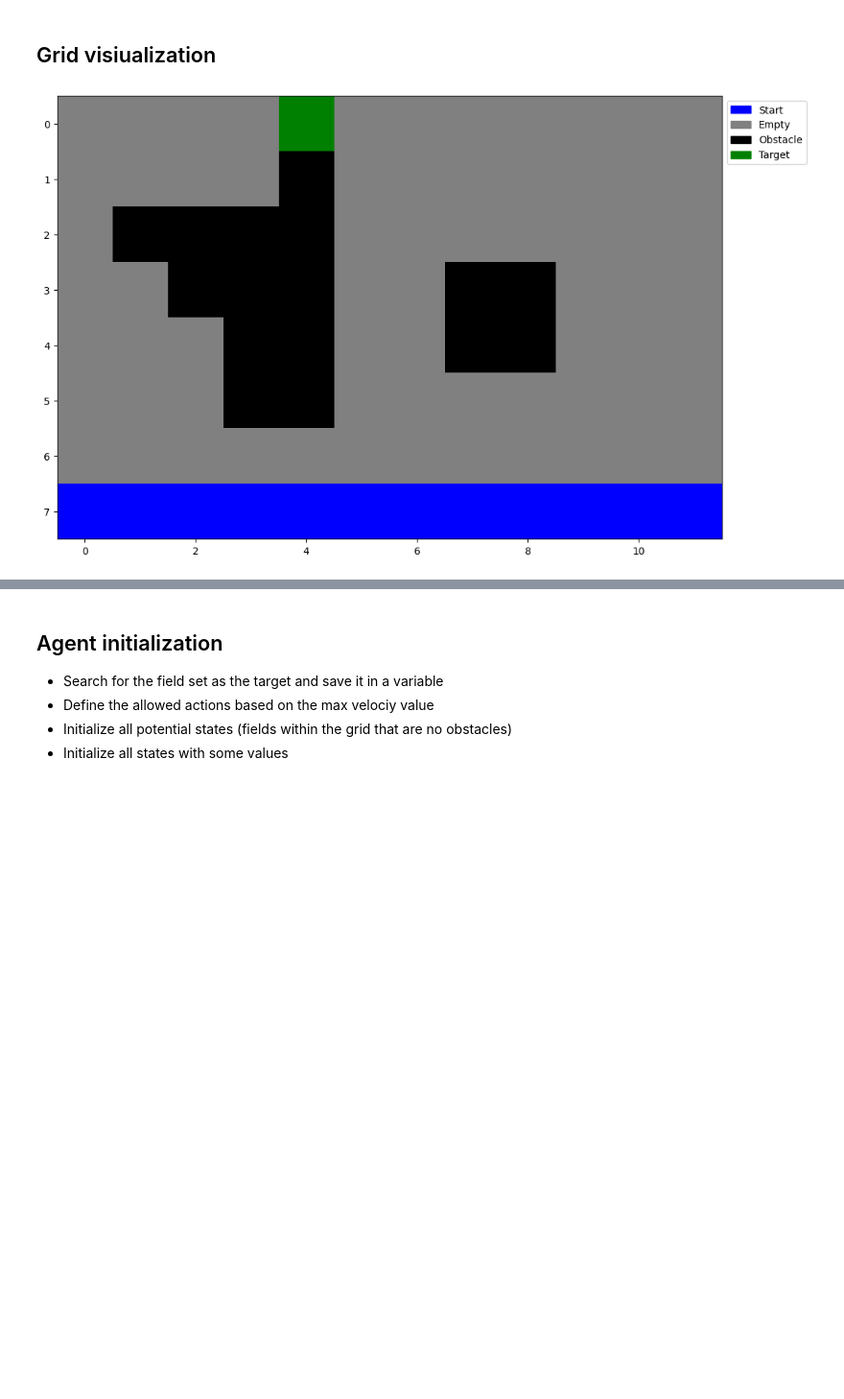
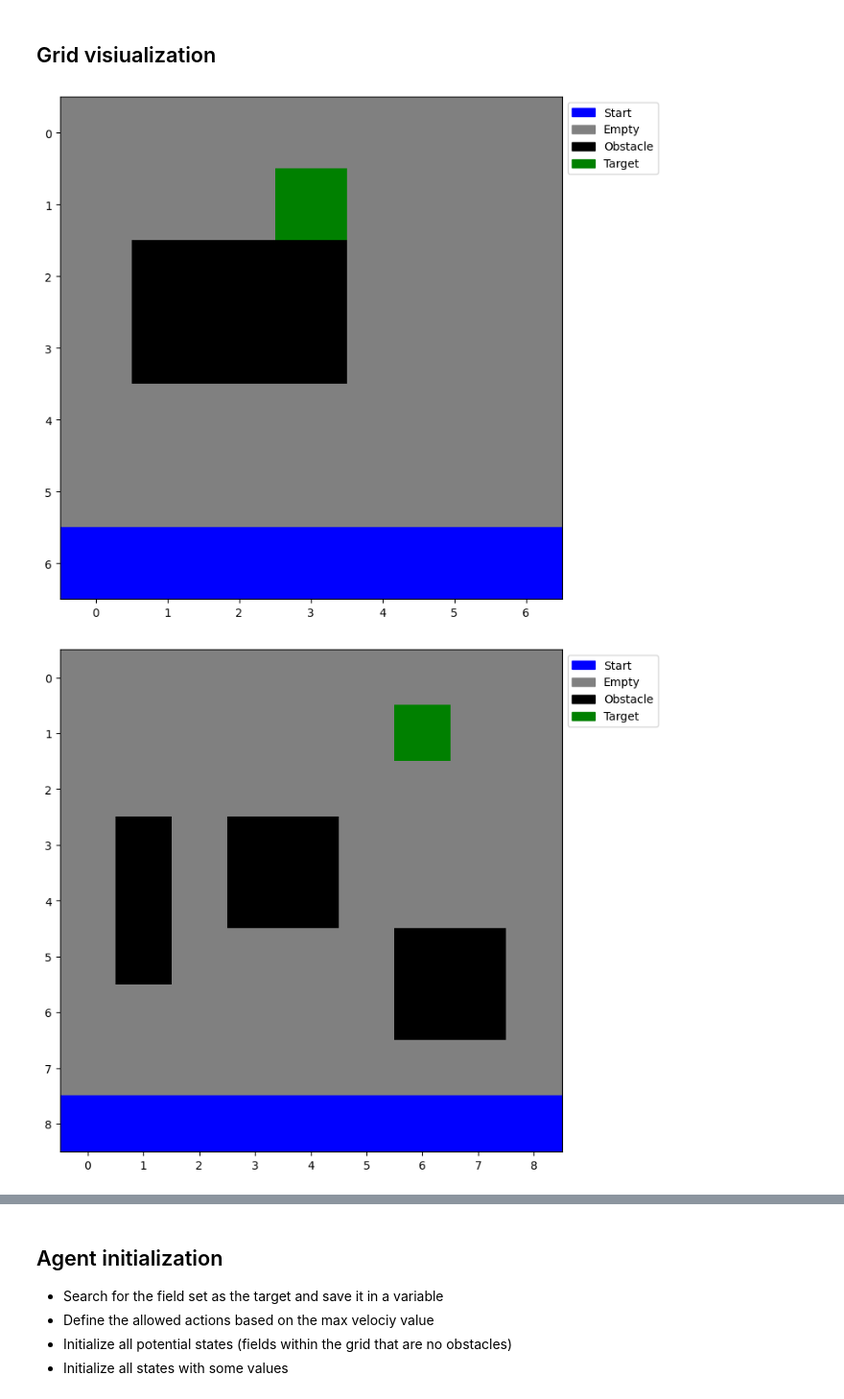
Before and after one commit to tobsel7/course-machine-learning-tuvienna, a Jupyter notebook: src/exercise3/reinforcement_learning_robot.ipynb, the cells around one changed output, grey strips where cells are left out. Shown at 96% size. Cells and saved outputs as stored; diff of their text form; code cells hidden in the pictures; blank space fills up the shorter version.

```diff
--- a/src/exercise3/reinforcement_learning_robot.ipynb
+++ b/src/exercise3/reinforcement_learning_robot.ipynb
@@ -21,30 +21,11 @@ max_velocity = 2
 # %% [markdown]
 ## Learning parameters
 # %%
-game_grid = hard_grid
+game_grid1 = easy_grid
+game_grid2 = medium_grid
+game_grid3 = hard_grid
+
 n_episodes = 1000
 gamma = 0.9
 # %% [markdown]
 ## Grid visiualization
-# %%
-def plot_grid(grid_state, robot_state=None, policy=None, cmap=ListedColormap(["blue", "grey", "black", "green"]), field_labels=["Start", "Empty", "Obstacle", "Target"]):
-
-    plt.figure(figsize=(12, 8))
-    plt.imshow(grid_state, cmap=cmap)
-
-    legend_handles = [plt.Rectangle((0, 0), 1, 1, color=cmap.colors[i]) for i in range(len(field_labels))]
-    plt.legend(legend_handles, field_labels, loc="upper left", bbox_to_anchor=(1, 1))
-
-    if robot_state is not None:
-        i, j = robot_state
-        plt.text(j, i, "Robot", color="red", fontsize=14, ha="center", va="center")
-
-    if policy is not None:
-        for i in range(grid_state.shape[0]):
-            for j in range(grid_state.shape[1]):
-                if grid_state[i, j] != obstacle_field and grid_state[i, j] != target_field:
-                    dx, dy = policy.get((i, j), (0, 0))
-                    plt.arrow(j, i, dy * 0.3, dx * 0.3, head_width=0.2, head_length=0.2, fc="white", ec="white")
-
-    plt.grid(False)
-    plt.show()
@@ -51,4 +60,7 @@ def plot_grid(grid_state, robot_state=None, policy=None, cmap=ListedColormap(["b
 # %%
-plot_grid(game_grid)
+plot_grid(game_grid1)
+plot_grid(game_grid2)
+plot_grid(game_grid3)
 # %% [output]
-[figure, old version]
+[figure, new version]
+[figure, added]
```
Also changed, not shown: parts of 14 cells of this notebook.
